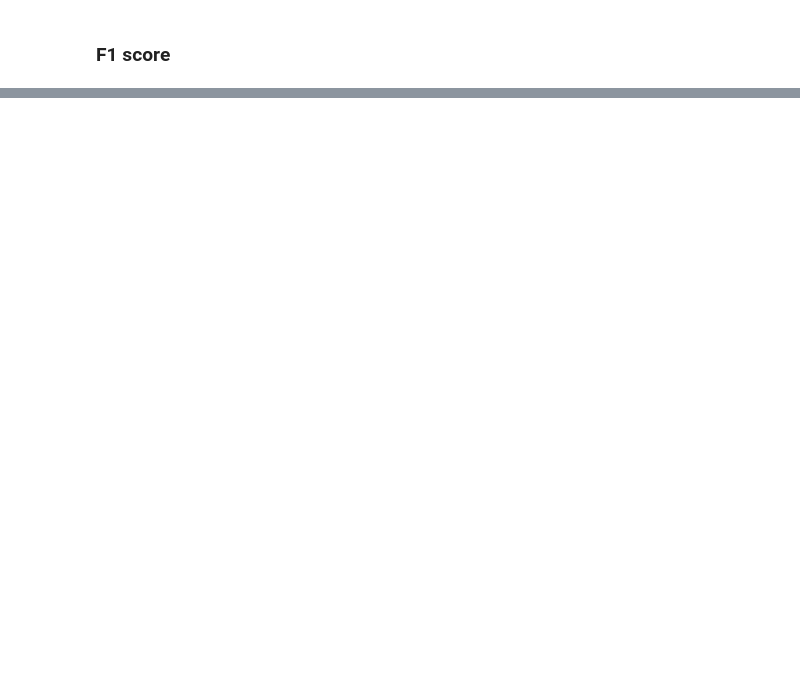
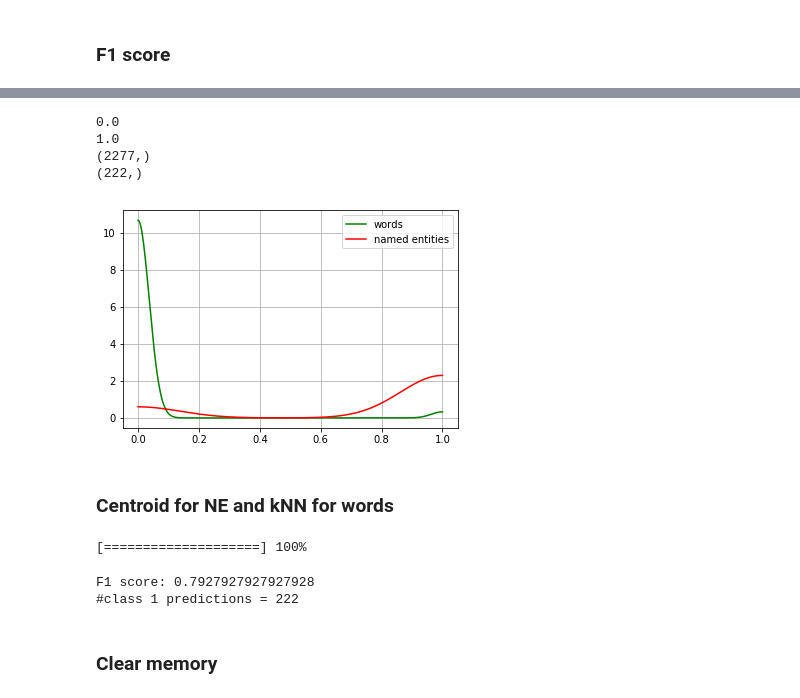
Before and after one commit to deeppavlov/fewshot_NER, a Jupyter notebook: notebooks/5-similarities_visualization_for_selected_ne_type.ipynb, the cells around one changed output, grey strips where cells are left out. Cells and saved outputs as stored; diff of their text form; code cells hidden in the pictures; blank space fills up the shorter version.

```diff
--- a/notebooks/5-similarities_visualization_for_selected_ne_type.ipynb
+++ b/notebooks/5-similarities_visualization_for_selected_ne_type.ipynb
@@ -587,0 +893,23 @@ print(np.sum(np.array([1 if t == 'T' else 0 for seq in tags_test for t in seq]))
+# %%
+sim_words = probas[y_test == 0]
+sim_ne = probas[y_test == 1]
+print(np.min(sim_ne))
+print(np.max(sim_ne))
+print(sim_words.shape)
+print(sim_ne.shape)
+kde_words = gaussian_kde(sim_words)
+dist_space_words = linspace( min(sim_words), max(sim_words), 1000 )
+kde_ne = gaussian_kde(sim_ne)
+dist_space_ne = linspace( min(sim_ne), max(sim_ne), 1000 )
+plt.plot( dist_space_words, kde_words(dist_space_words), color='green', label='words' )
+plt.plot( dist_space_ne, kde_ne(dist_space_ne), color='red',  label='named entities' )
+plt.legend(loc='upper right')
+plt.grid()
+# %% [output]
+0.0
+1.0
+(2277,)
+(222,)
+[figure, added]
+# %% [markdown]
+### Centroid for NE and kNN for words
@@ -587,0 +972,12 @@ print(np.sum(np.array([1 if t == 'T' else 0 for seq in tags_test for t in seq]))
+# %%
+pred, probas = calc_centroid_kNN(X_train, y_train, X_test, y_test=None, k=10, metric='dot_prod', use_class_weights=False, use_sim_weights=False)
+# %% [output]
+[====================] 100%
+# %%
+print('F1 score: {}'.format(f1_score(y_test, pred)))
+print('#class 1 predictions = {}'.format(np.sum(pred)))
+# %% [output]
+F1 score: 0.7927927927927928
+#class 1 predictions = 222
+# %% [markdown]
+### Clear memory
```
Also changed, not shown: parts of 33 cells of this notebook.
